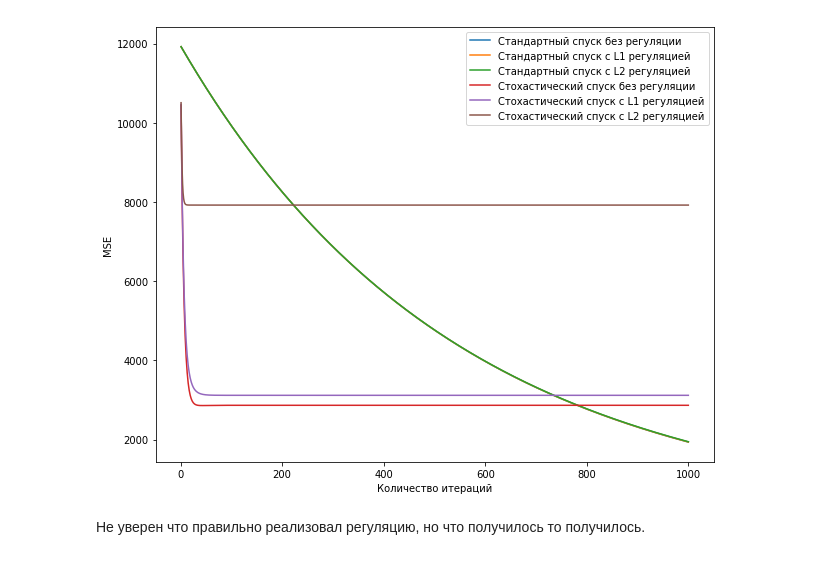
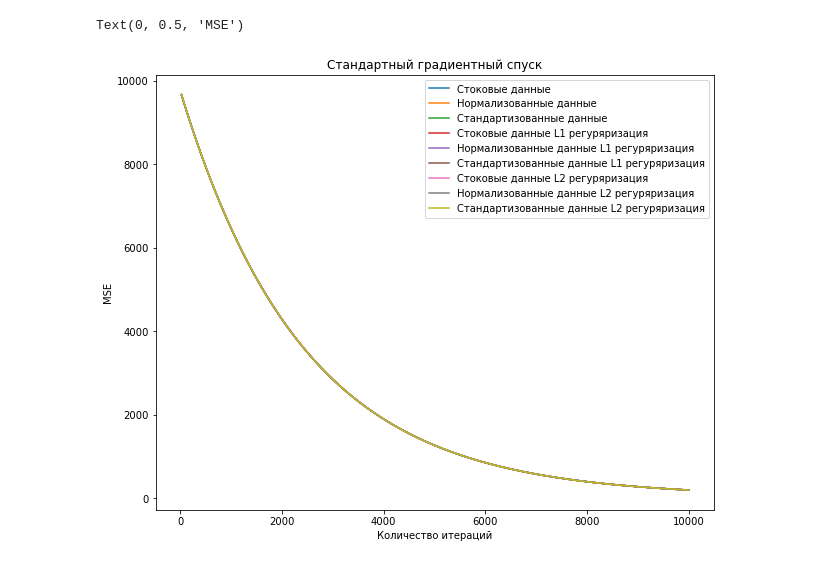
Before and after one commit to Ergney/Data-Science-study-projects, a Jupyter notebook: Untitled11.ipynb, the cells around one changed output. Drawn from its saved outputs; the diff is of its cells as text; code cells hidden in the pictures.

```diff
--- a/Untitled11.ipynb
+++ b/Untitled11.ipynb
@@ -15,0 +12,8 @@ def calc_mse(y, y_pred):
+# %%
+def calc_mse(y, y_pred, W, regul=None, _lambda=1e-2, L1=0, L2=0):
+    if regul=="L1":
+        L1 = _lambda * sum(abs(W))/2
+    elif regul=="L2":
+        L2 = _lambda * sum(W**2)/2
+    err = np.mean((y - y_pred)**2) + L1 + L2
+    return err
@@ -71,21 +75,0 @@ MSE_6, W_6, c_6 = eval_sgd_model(data, target, L2=True)
-# %%
-rcParams["figure.figsize"] = 10, 8
-
-plt.plot(range(1, len(MSE_1)+1), MSE_1, label="Стандартный спуск без регуляции")
-plt.plot(range(1, len(MSE_2)+1), MSE_2, label="Стандартный спуск c L1 регуляцией")
-plt.plot(range(1, len(MSE_3)+1), MSE_3, label="Стандартный спуск c L2 регуляцией")
-
-plt.plot(range(1, len(MSE_4)+1), MSE_4, label="Стохастический спуск без регуляции")
-plt.plot(range(1, len(MSE_5)+1), MSE_5, label="Стохастический спуск с L1 регуляцией")
-plt.plot(range(1, len(MSE_6)+1), MSE_6, label="Стохастический спуск с L2 регуляцией")
-
-plt.xlabel("Количество итераций")
-plt.ylabel("MSE")
-
-plt.legend()
-
-plt.show()
-# %% [output]
-[figure, removed]
-# %% [markdown]
-Не уверен что правильно реализовал регуляцию, но что получилось то получилось.
@@ -91,0 +172,21 @@ plt.show()
+# %%
+plt.plot(result_1[0], result_1[1], label='Стоковые данные')
+plt.plot(result_1n[0], result_1n[1], label='Нормализованные данные')
+plt.plot(result_1s[0], result_1s[1], label='Cтандартизованные данные')
+
+plt.plot(result_1_L1[0], result_1[1], label='Стоковые данные L1 регуряризация')
+plt.plot(result_1n_L1[0], result_1n[1], label='Нормализованные данные L1 регуряризация')
+plt.plot(result_1s_L1[0], result_1s[1], label='Cтандартизованные данные L1 регуряризация')
+
+plt.plot(result_1_L2[0], result_1[1], label='Стоковые данные L2 регуряризация')
+plt.plot(result_1n_L2[0], result_1n[1], label='Нормализованные данные L2 регуряризация')
+plt.plot(result_1s_L2[0], result_1s[1], label='Cтандартизованные данные L2 регуряризация')
+
+
+plt.legend()
+plt.title("Стандартный градиентный спуск")
+plt.xlabel("Количество итераций")
+plt.ylabel("MSE")
+# %% [output]
+Text(0, 0.5, 'MSE')
+[figure, added]
```
Also changed, not shown: parts of 12 cells of this notebook.
